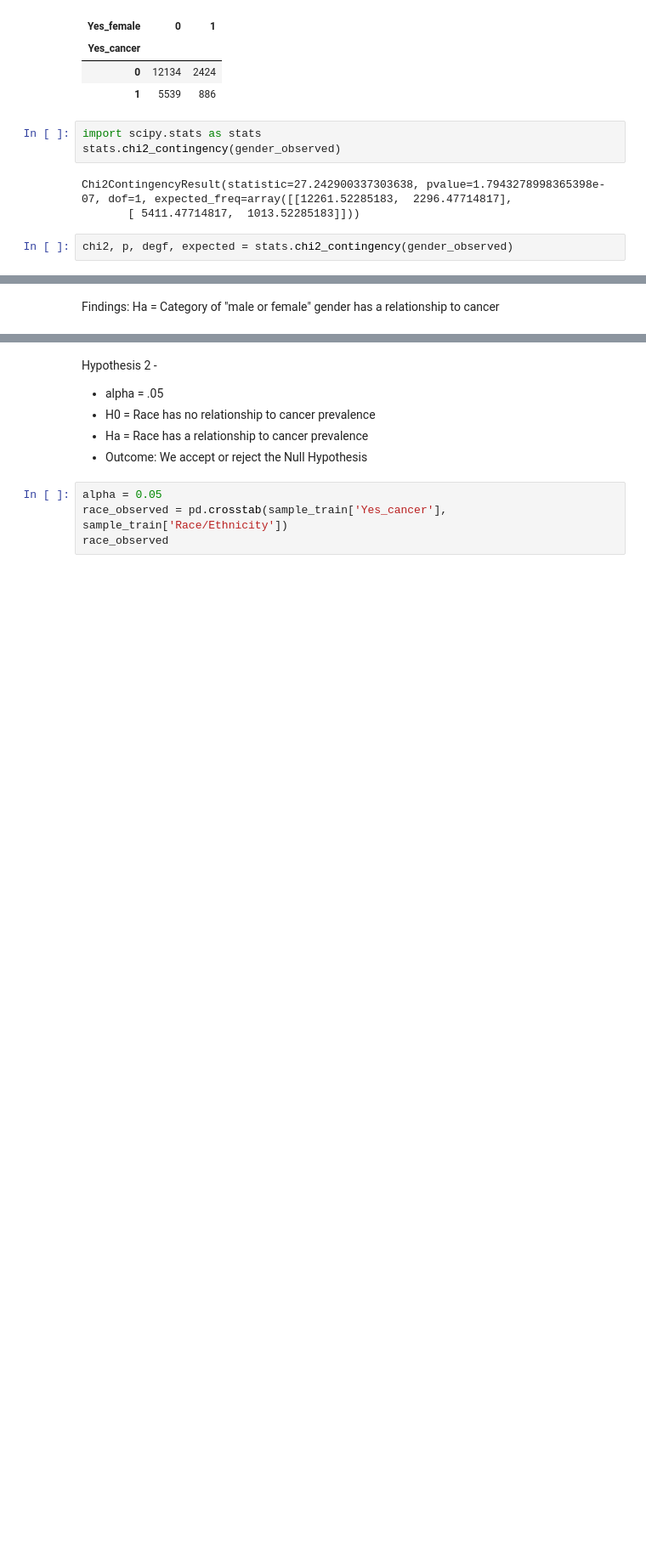
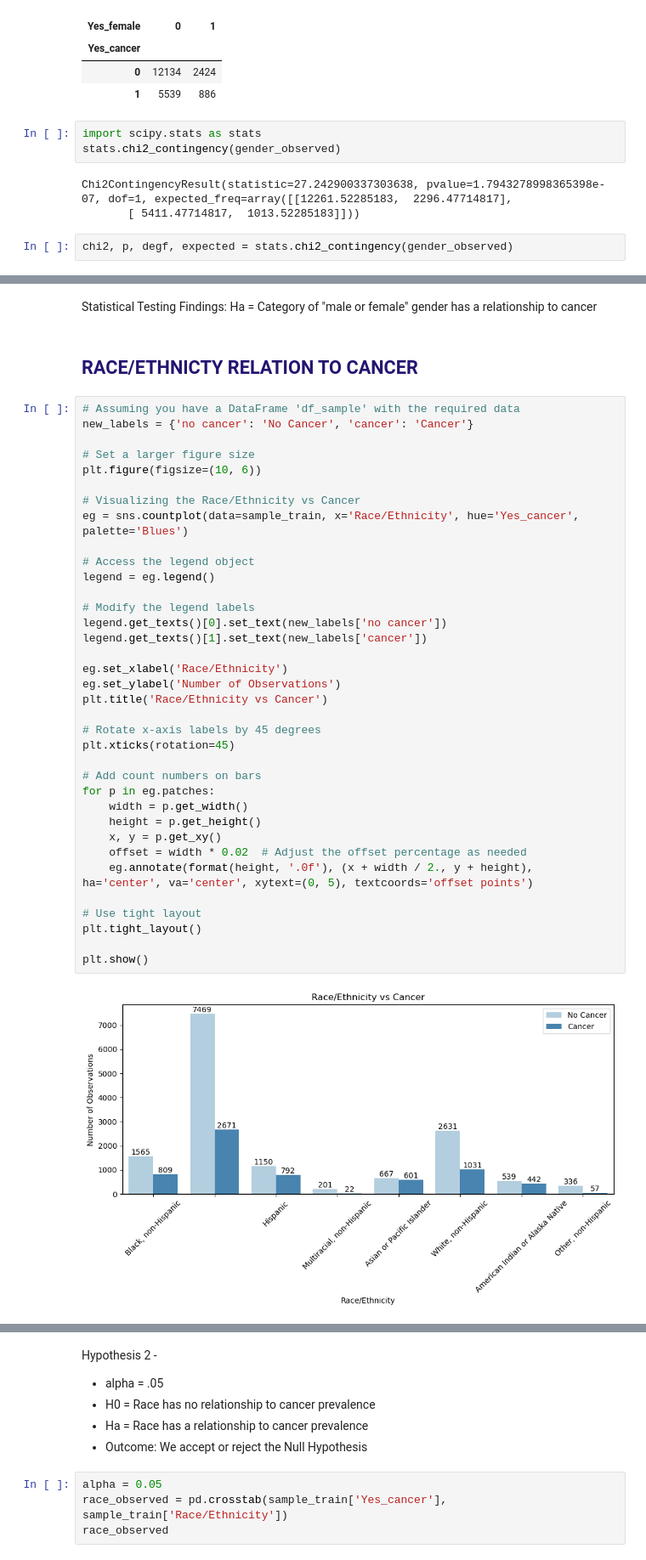
Before and after one commit to annie-carter/DHHS_chronic_disease_indicators, a Jupyter notebook: explore_dhhs_cdi.ipynb, the cells around one changed output, grey strips where cells are left out. Shown at 85% size. Drawn from its saved outputs; the diff is of its cells as text; blank space fills up the shorter version.

```diff
--- a/explore_dhhs_cdi.ipynb
+++ b/explore_dhhs_cdi.ipynb
@@ -723,3 +607,43 @@ chi^2 = 563.1453
 We reject the null
 # %% [markdown]
-Findings: Ha = Category of "male or female" gender has a relationship to cancer
+Statistical Testing Findings: Ha = Category of "male or female" gender has a relationship to cancer
+# %% [markdown]
+## <span style ='color:#241571'>RACE/ETHNICTY RELATION TO CANCER
+# %%
+# Assuming you have a DataFrame 'df_sample' with the required data
+new_labels = {'no cancer': 'No Cancer', 'cancer': 'Cancer'}
+
+# Set a larger figure size
+plt.figure(figsize=(10, 6))
+
+# Visualizing the Race/Ethnicity vs Cancer
+eg = sns.countplot(data=sample_train, x='Race/Ethnicity', hue='Yes_cancer', palette='Blues')
+
+# Access the legend object
+legend = eg.legend()
+
+# Modify the legend labels
+legend.get_texts()[0].set_text(new_labels['no cancer'])
+legend.get_texts()[1].set_text(new_labels['cancer'])
+
+eg.set_xlabel('Race/Ethnicity')
+eg.set_ylabel('Number of Observations')
+plt.title('Race/Ethnicity vs Cancer')
+
+# Rotate x-axis labels by 45 degrees
+plt.xticks(rotation=45)
+
+# Add count numbers on bars
+for p in eg.patches:
+    width = p.get_width()
+    height = p.get_height()
+    x, y = p.get_xy()
+    offset = width * 0.02  # Adjust the offset percentage as needed
+    eg.annotate(format(height, '.0f'), (x + width / 2., y + height), ha='center', va='center', xytext=(0, 5), textcoords='offset points')
+
+# Use tight layout
+plt.tight_layout()
+
+plt.show()
+# %% [output]
+[figure, added]
```
Also changed, not shown: parts of 76 cells of this notebook.
